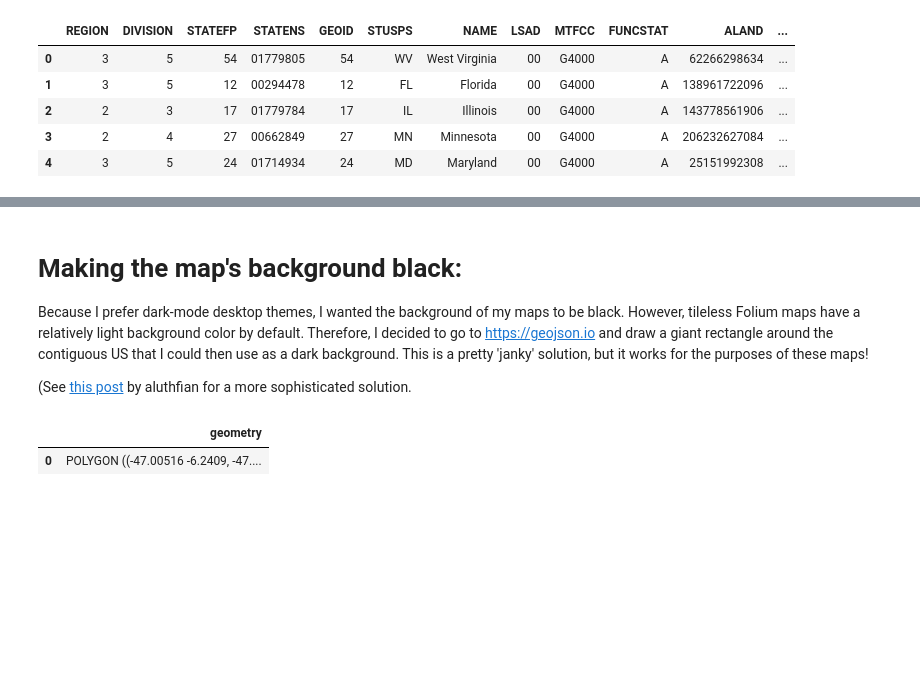
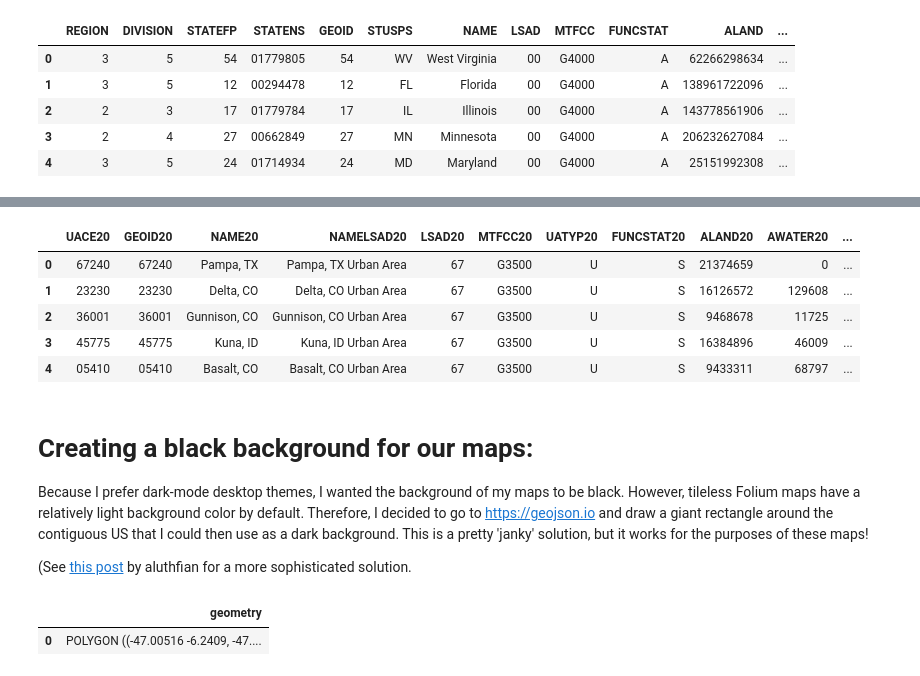
Before and after one commit to kburchfiel/desktop_maps, a Jupyter notebook: desktop_maps.ipynb, the cells around one changed output, grey strips where cells are left out. Cells and saved outputs as stored; diff of their text form; code cells hidden in the pictures; blank space fills up the shorter version.

```diff
--- a/desktop_maps.ipynb
+++ b/desktop_maps.ipynb
@@ -141,5 +198,26 @@ zoom_start = 6
+# %%
+gdf_urban_areas = gpd.read_file(
+    path_to_shapefiles
+    +'tl_2020_us_uac20/tl_2020_us_uac20.shp')
+# Calculating representative points for each of these urban areas:
+gdf_urban_areas['geometry'] = (
+    gdf_urban_areas['geometry'].simplify(tolerance = 0.001).copy())
+gdf_urban_areas['central_coords'] = [
+    [coord.y, coord.x] for coord in
+    gdf_urban_areas['geometry'].representative_point()]
+# See https://geopandas.org/en/stable/docs/reference/api/geopandas.GeoSeries.representative_point.html#geopandas.GeoSeries.representative_point
+# and https://geopandas.org/en/stable/docs/reference/geoseries.html
+# (for the use of .x and .y)
+gdf_urban_areas.head()
+# %% [output]
+|  | UACE20 | GEOID20 | NAME20 | NAMELSAD20 | LSAD20 | MTFCC20 | UATYP20 | FUNCSTAT20 | ALAND20 | AWATER20 | ... |
+| 0 | 67240 | 67240 | Pampa, TX | Pampa, TX Urban Area | 67 | G3500 | U | S | 21374659 | 0 | ... |
+| 1 | 23230 | 23230 | Delta, CO | Delta, CO Urban Area | 67 | G3500 | U | S | 16126572 | 129608 | ... |
+| 2 | 36001 | 36001 | Gunnison, CO | Gunnison, CO Urban Area | 67 | G3500 | U | S | 9468678 | 11725 | ... |
+| 3 | 45775 | 45775 | Kuna, ID | Kuna, ID Urban Area | 67 | G3500 | U | S | 16384896 | 46009 | ... |
+| 4 | 05410 | 05410 | Basalt, CO | Basalt, CO Urban Area | 67 | G3500 | U | S | 9433311 | 68797 | ... |
 # %% [markdown]
-# Making the map's background black:
+# Creating a black background for our maps:
 
 Because I prefer dark-mode desktop themes, I wanted the background of my maps to be black. However, tileless Folium maps have a relatively light background color by default. Therefore, I decided to go to https://geojson.io and draw a giant rectangle around the contiguous US that I could then use as a dark background. This is a pretty 'janky' solution, but it works for the purposes of these maps!
 
```
Also changed, not shown: parts of 44 cells of this notebook, 8 other files.
